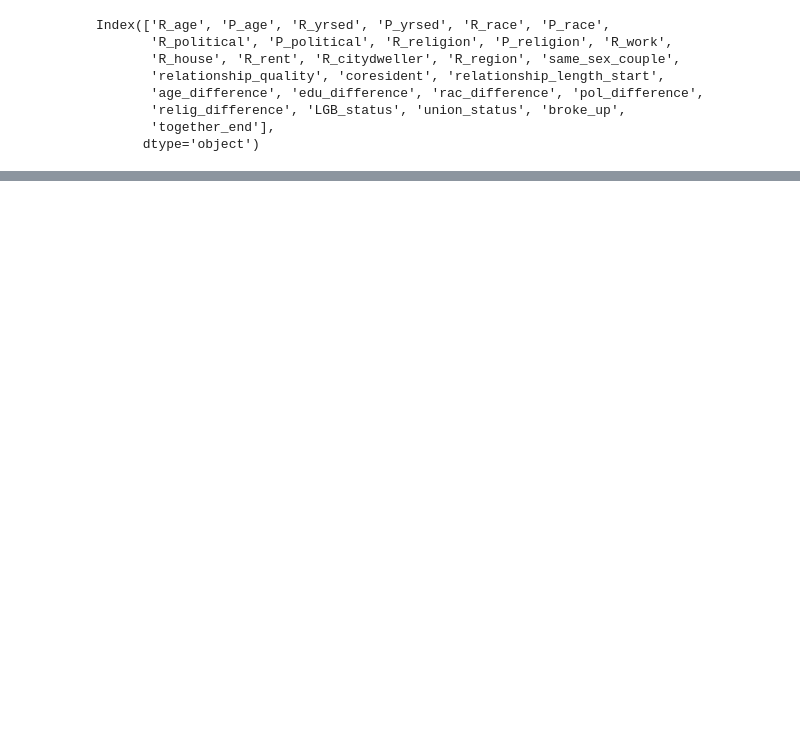
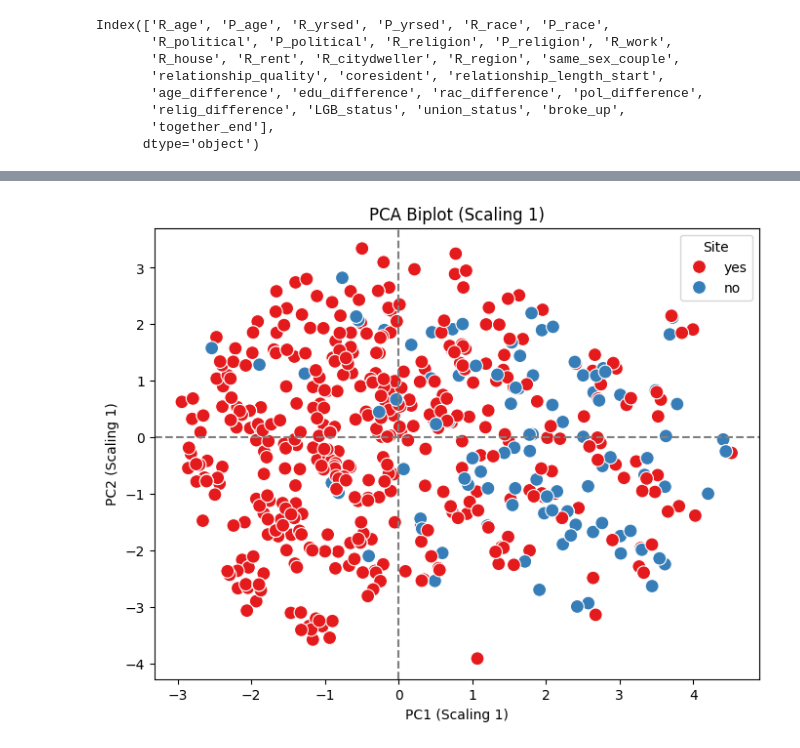
Before and after one commit to kvnpotter/HCMST, a Jupyter notebook: clustering_couples.ipynb, the cells around one changed output, grey strips where cells are left out. Saved outputs shown, nothing was run; the diff lists cells and outputs as text; code cells hidden in the pictures; blank space fills up the shorter version.

Commit message:
Finalizing analysis

```diff
--- a/clustering_couples.ipynb
+++ b/clustering_couples.ipynb
@@ -39,0 +283,9 @@ memory usage: 151.3+ KB
+# %%
+for k in range(2,13):
+    clusters = (KMeans(n_clusters=k,
+                   init='k-means++', verbose=0,
+                   random_state=42,)
+            .fit(processed_df)
+            .labels_)
+    sil_score = silhouette_score(processed_df, clusters)
+    print(f"Silhouette score for {k} clusters: {sil_score}")
@@ -582,0 +830,17 @@ AttributeError: module 'umap' has no attribute 'UMAP'
+# %%
+# Plot PCA - scaling one
+# Distances between OBJECTS (people) are meaningful
+# No clear groupings of couples visible
+# Conclusions from previous analysis are confirmed by changing hue variable attribution
+
+plt.figure(figsize=(8, 6))
+sns.scatterplot(x=df_pca["PC1"], y=df_pca["PC2"], hue=data['together_end'], palette="Set1", s=100)
+plt.axhline(0, color='gray', linestyle='--')
+plt.axvline(0, color='gray', linestyle='--')
+plt.xlabel("PC1 (Scaling 1)")
+plt.ylabel("PC2 (Scaling 1)")
+plt.title("PCA Biplot (Scaling 1)")
+plt.legend(title="Site")
+plt.show()
+# %% [output]
+[figure, added]
```
Also changed, not shown: parts of 55 cells of this notebook, 3 other files.
